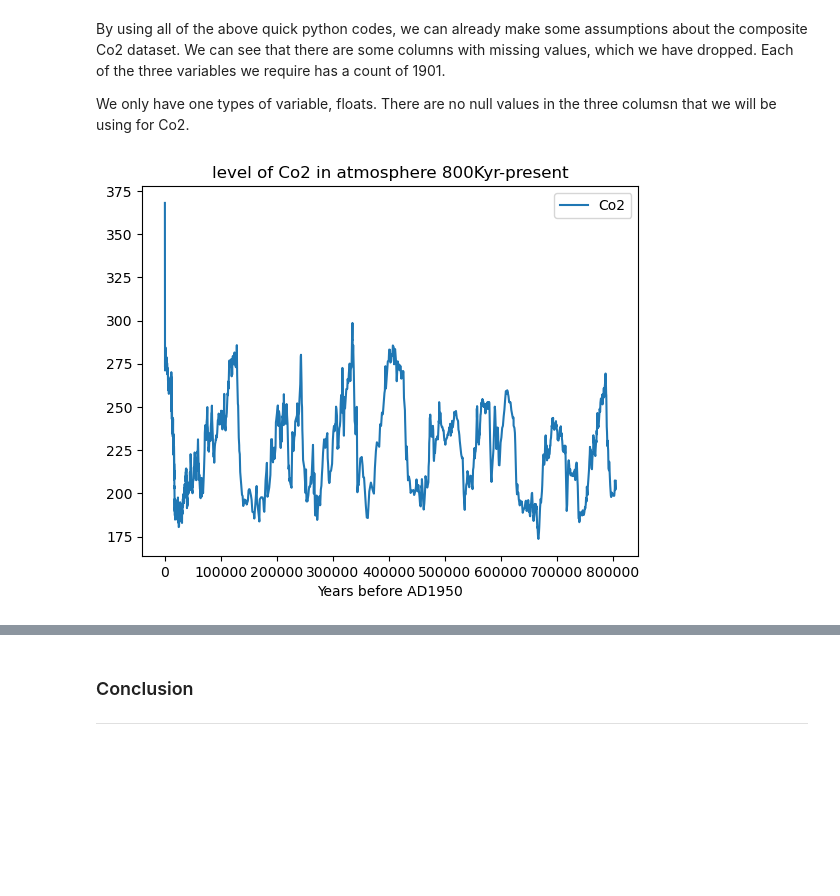
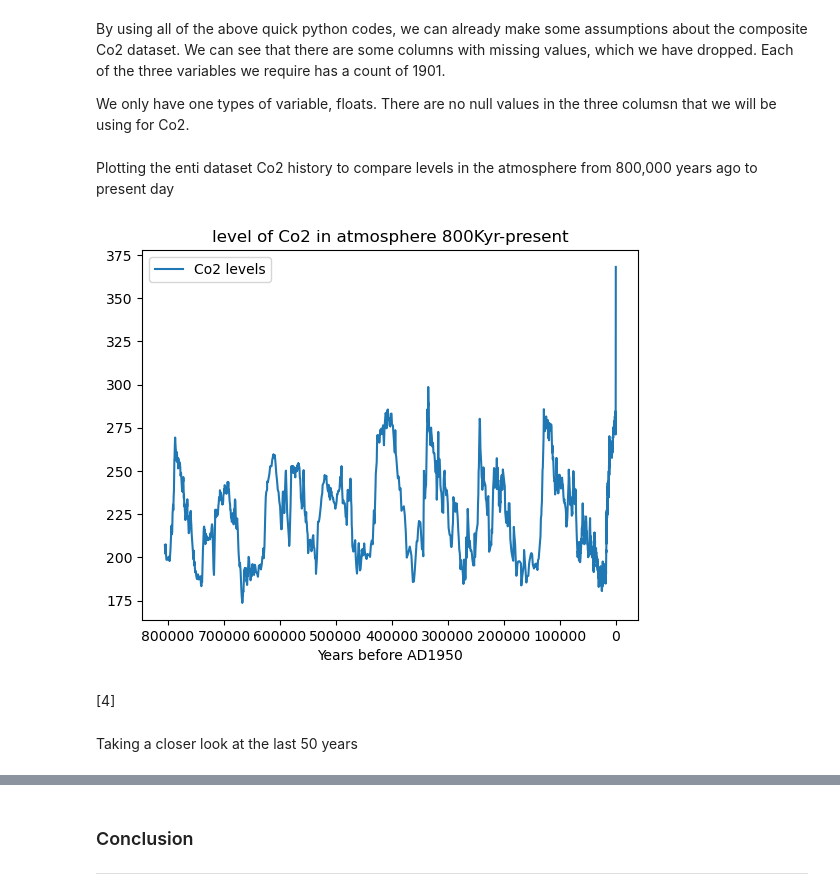
Before and after one commit to joannefeeney/programming-data-project-2, a Jupyter notebook: project.ipynb, the cells around one changed output, grey strips where cells are left out. Saved outputs shown, nothing was run; the diff lists cells and outputs as text; code cells hidden in the pictures; blank space fills up the shorter version.

Commit message:
Adding more plots

```diff
--- a/project.ipynb
+++ b/project.ipynb
@@ -104,14 +86,19 @@ dtype: int64
 Adding column names.
 # %%
 # Adding columns
-df1.columns =['Years before AD1950', 'Co2', 'Sigma mean of Co2']
+df1.columns =['Years before AD1950', 'Co2 levels', 'Sigma mean of Co2']
 # %% [markdown]
 By using all of the above quick python codes, we can already make some assumptions about the composite Co2 dataset. We can see that there are some columns with missing values, which we have dropped. Each of the three variables we require has a count of 1901.
 
 We only have one types of variable, floats. There are no null values in the three columsn that we will be using for Co2.
+# %% [markdown]
+Plotting the enti dataset Co2 history to compare levels in the atmosphere from 800,000 years ago to present day
 # %%
-# Plotting all variables
-
-df1.plot(x='Years before AD1950', y='Co2', title='level of Co2 in atmosphere 800Kyr-present');
+# Plotting all variables and inverting x axis (Stackoverflow.com)
+df1.plot(x='Years before AD1950', y='Co2 levels', title='level of Co2 in atmosphere 800Kyr-present').invert_xaxis();
 # %% [output]
-[figure, old version]
+[figure, new version]
+# %% [markdown]
+[4]
+# %% [markdown]
+Taking a closer look at the last 50 years
```
Also changed, not shown: parts of 18 cells of this notebook.
